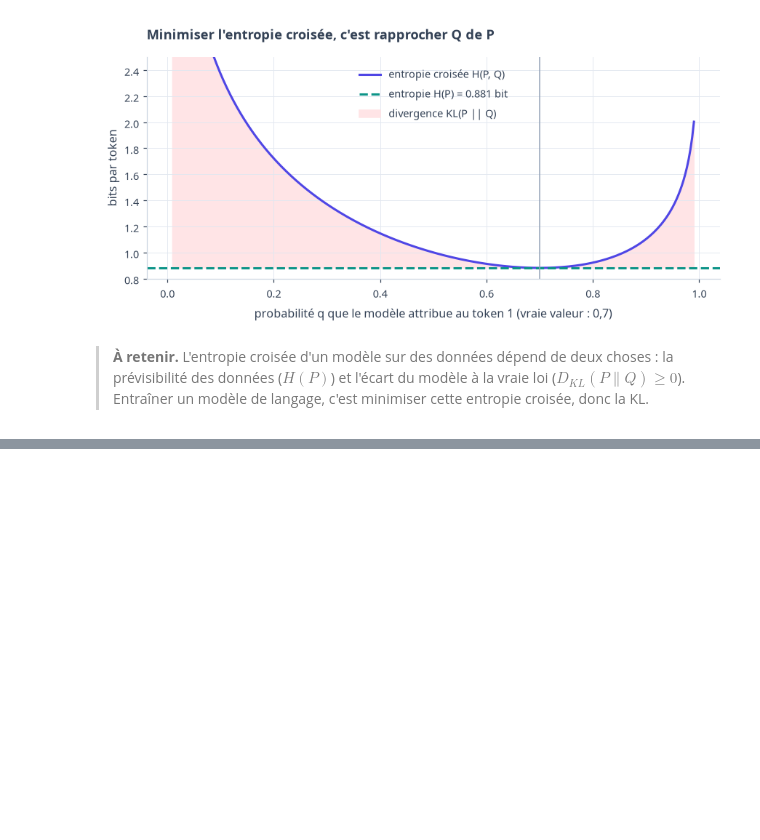
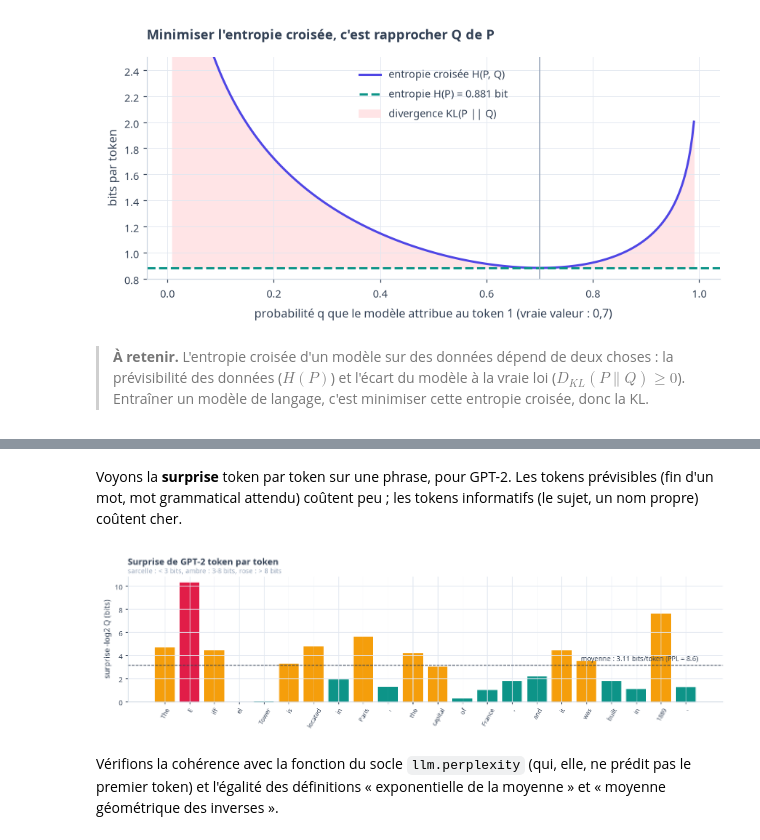
Before and after one commit to gwils28/AI_Engineering__ByTheBook, a Jupyter notebook: notebooks/ch03_methodologie_evaluation/ch03_cours_1_metriques_langage.ipynb, the cells around one changed output, grey strips where cells are left out. Cells and saved outputs as stored; diff of their text form; code cells hidden in the pictures; blank space fills up the shorter version.

```diff
--- a/notebooks/ch03_methodologie_evaluation/ch03_cours_1_metriques_langage.ipynb
+++ b/notebooks/ch03_methodologie_evaluation/ch03_cours_1_metriques_langage.ipynb
@@ -277,0 +392,25 @@ plt.tight_layout(); plt.show()
+# %% [markdown]
+Voyons la **surprise** token par token sur une phrase, pour GPT-2. Les tokens prévisibles
+(fin d'un mot, mot grammatical attendu) coûtent peu ; les tokens informatifs (le sujet,
+un nom propre) coûtent cher.
+# %%
+phrase = "The Eiffel Tower is located in Paris, the capital of France, and it was built in 1889."
+m = ev.text_metrics(phrase, llm.BASE)
+surprise = -m.logprobs / math.log(2)
+fig, ax = plt.subplots(figsize=(12, 3.6))
+cols = [ROSE if s > 8 else (AMBER if s > 3 else TEAL) for s in surprise]
+ax.bar(range(m.n_tokens), surprise, color=cols)
+ax.set_xticks(range(m.n_tokens)); ax.set_xticklabels([repr(t)[1:-1] for t in m.tokens], rotation=60, fontsize=8.5)
+ax.axhline(m.ce_bits, color=SLATE, ls="--", lw=1)
+ax.text(m.n_tokens - 0.5, m.ce_bits + 0.4, f"moyenne : {m.ce_bits:.2f} bits/token (PPL = {m.ppl:.1f})",
+        ha="right", fontsize=9)
+ax.set_ylabel("surprise -log2 Q (bits)")
+ax.set_title("Surprise de GPT-2 token par token")
+subtitle(ax, "sarcelle : < 3 bits, ambre : 3-8 bits, rose : > 8 bits")
+plt.tight_layout(); plt.show()
+# %% [output]
+[figure, added]
+# %% [markdown]
+Vérifions la cohérence avec la fonction du socle `llm.perplexity` (qui, elle, ne prédit
+pas le premier token) et l'égalité des définitions « exponentielle de la moyenne » et
+« moyenne géométrique des inverses ».
```
Also changed, not shown: parts of 32 cells of this notebook.
